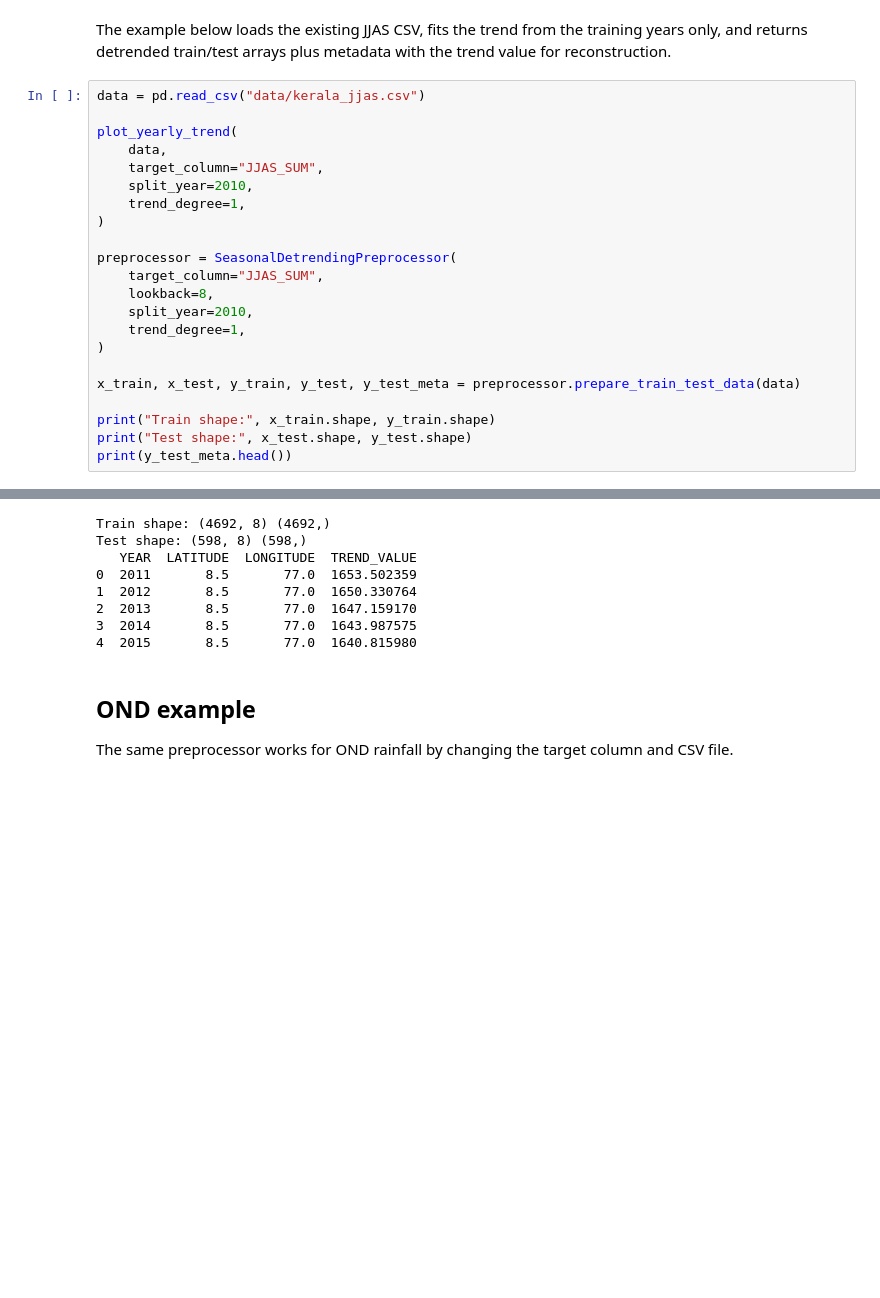
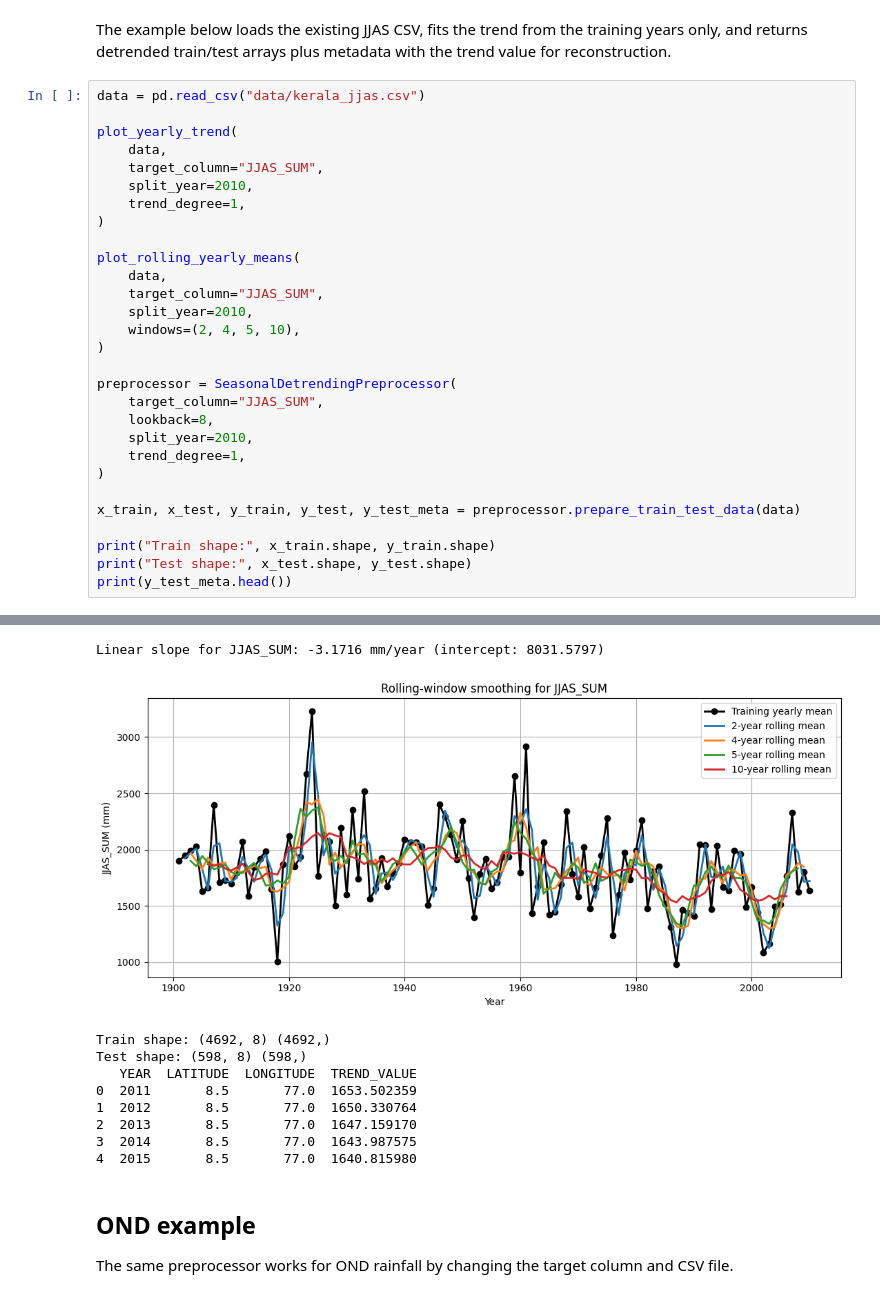
Before and after one commit to RejoyJohny/Rainfall, a Jupyter notebook: seasonal_detrending.ipynb, the cells around one changed output, grey strips where cells are left out. Cells and saved outputs as stored; diff of their text form; blank space fills up the shorter version.

```diff
--- a/seasonal_detrending.ipynb
+++ b/seasonal_detrending.ipynb
@@ -199,35 +249,44 @@ The example below loads the existing JJAS CSV, fits the trend from the training
 # %%
 data = pd.read_csv("data/kerala_jjas.csv")
 
 plot_yearly_trend(
     data,
     target_column="JJAS_SUM",
     split_year=2010,
     trend_degree=1,
+)
+
+plot_rolling_yearly_means(
+    data,
+    target_column="JJAS_SUM",
+    split_year=2010,
+    windows=(2, 4, 5, 10),
 )
 
 preprocessor = SeasonalDetrendingPreprocessor(
     target_column="JJAS_SUM",
     lookback=8,
     split_year=2010,
     trend_degree=1,
 )
 
 x_train, x_test, y_train, y_test, y_test_meta = preprocessor.prepare_train_test_data(data)
 
 print("Train shape:", x_train.shape, y_train.shape)
 print("Test shape:", x_test.shape, y_test.shape)
 print(y_test_meta.head())
 # %% [output]
 [figure]
-Train shape: (4692, 8) (4692,)
-Test shape: (598, 8) (598,)
-   YEAR  LATITUDE  LONGITUDE  TREND_VALUE
-0  2011       8.5       77.0  1653.502359
-1  2012       8.5       77.0  1650.330764
-2  2013       8.5       77.0  1647.159170
-3  2014       8.5       77.0  1643.987575
-4  2015       8.5       77.0  1640.815980
+Linear slope for JJAS_SUM: -3.1716 mm/year (intercept: 8031.5797)
+[figure, added]
+Train shape: (4692, 8) (4692,)
+Test shape: (598, 8) (598,)
+   YEAR  LATITUDE  LONGITUDE  TREND_VALUE
+0  2011       8.5       77.0  1653.502359
+1  2012       8.5       77.0  1650.330764
+2  2013       8.5       77.0  1647.159170
+3  2014       8.5       77.0  1643.987575
+4  2015       8.5       77.0  1640.815980
 # %% [markdown]
 ## OND example
 
```
Also changed, not shown: parts of 2 cells of this notebook, 1 other file.
